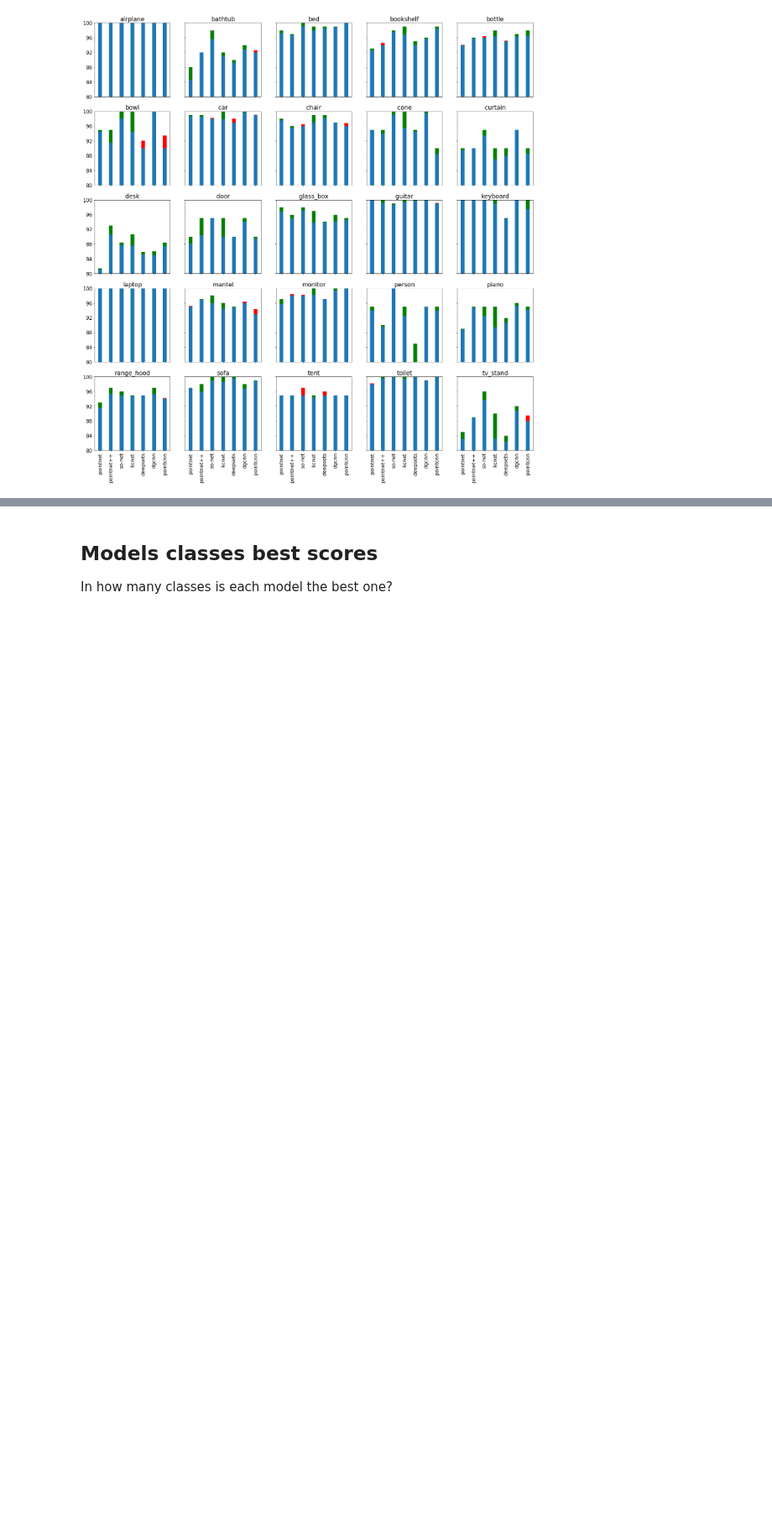
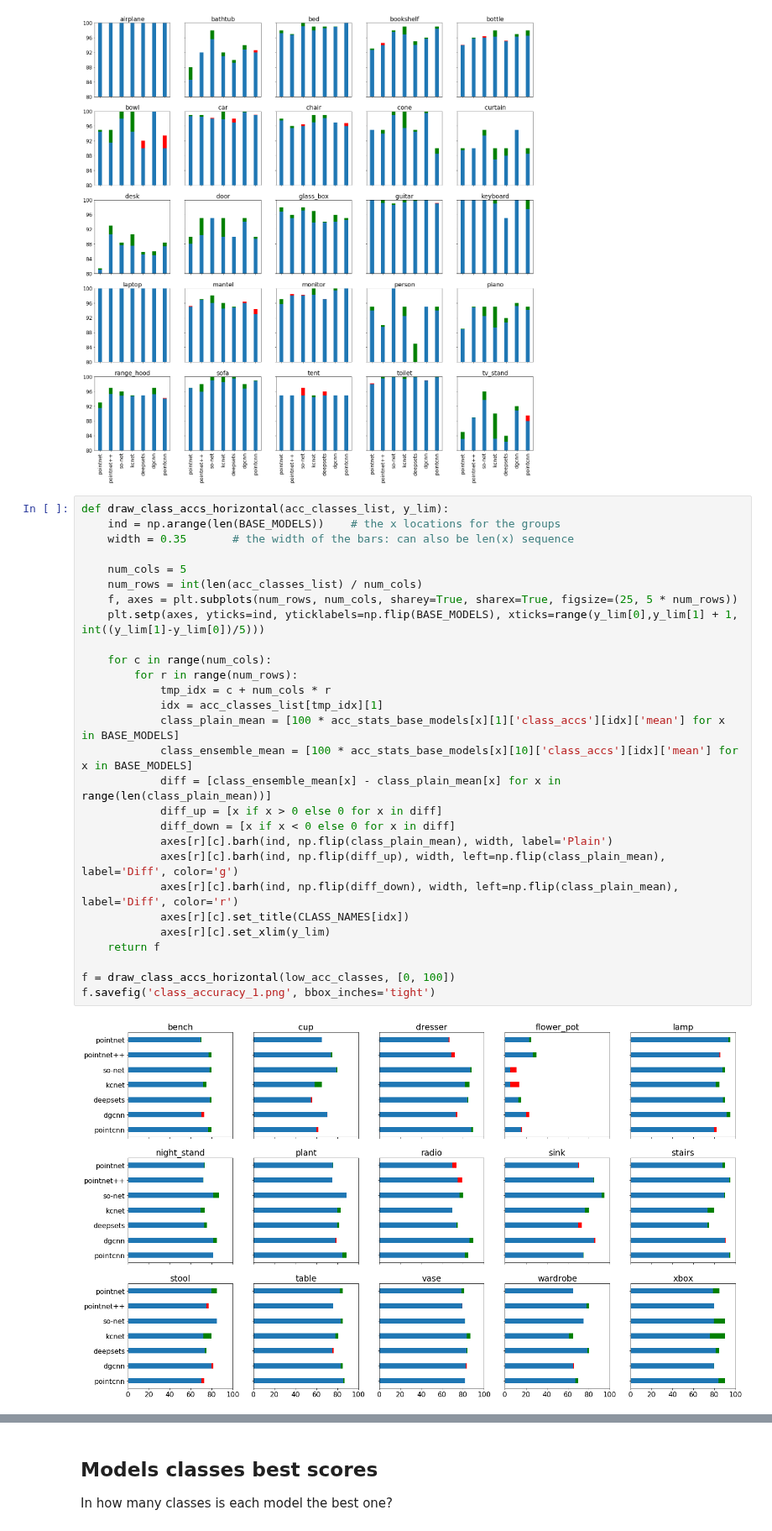
Before and after one commit to dkoguciuk/ensemble_learning_for_point_clouds, a Jupyter notebook: analysis.ipynb, the cells around one changed output, grey strips where cells are left out. Shown at 84% size. Drawn from its saved outputs; the diff is of its cells as text; blank space fills up the shorter version.

```diff
--- a/analysis.ipynb
+++ b/analysis.ipynb
@@ -519,3 +501,33 @@ f = draw_class_accs(high_acc_classes, [80, 100])
 f.savefig('class_accuracy_2.png', bbox_inches='tight')
 # %% [output]
 [figure]
+# %%
+def draw_class_accs_horizontal(acc_classes_list, y_lim):
+    ind = np.arange(len(BASE_MODELS))    # the x locations for the groups
+    width = 0.35       # the width of the bars: can also be len(x) sequence
+
+    num_cols = 5
+    num_rows = int(len(acc_classes_list) / num_cols)
+    f, axes = plt.subplots(num_rows, num_cols, sharey=True, sharex=True, figsize=(25, 5 * num_rows))
+    plt.setp(axes, yticks=ind, yticklabels=np.flip(BASE_MODELS), xticks=range(y_lim[0],y_lim[1] + 1, int((y_lim[1]-y_lim[0])/5)))
+
+    for c in range(num_cols):
+        for r in range(num_rows):
+            tmp_idx = c + num_cols * r
+            idx = acc_classes_list[tmp_idx][1]
+            class_plain_mean = [100 * acc_stats_base_models[x][1]['class_accs'][idx]['mean'] for x in BASE_MODELS]
+            class_ensemble_mean = [100 * acc_stats_base_models[x][10]['class_accs'][idx]['mean'] for x in BASE_MODELS]
+            diff = [class_ensemble_mean[x] - class_plain_mean[x] for x in range(len(class_plain_mean))]
+            diff_up = [x if x > 0 else 0 for x in diff]
+            diff_down = [x if x < 0 else 0 for x in diff]
+            axes[r][c].barh(ind, np.flip(class_plain_mean), width, label='Plain')
+            axes[r][c].barh(ind, np.flip(diff_up), width, left=np.flip(class_plain_mean), label='Diff', color='g')
+            axes[r][c].barh(ind, np.flip(diff_down), width, left=np.flip(class_plain_mean), label='Diff', color='r')
+            axes[r][c].set_title(CLASS_NAMES[idx])
+            axes[r][c].set_xlim(y_lim)
+    return f
+
+f = draw_class_accs_horizontal(low_acc_classes, [0, 100])
+f.savefig('class_accuracy_1.png', bbox_inches='tight')
+# %% [output]
+[figure, added]
```
Also changed, not shown: parts of 15 cells of this notebook.
